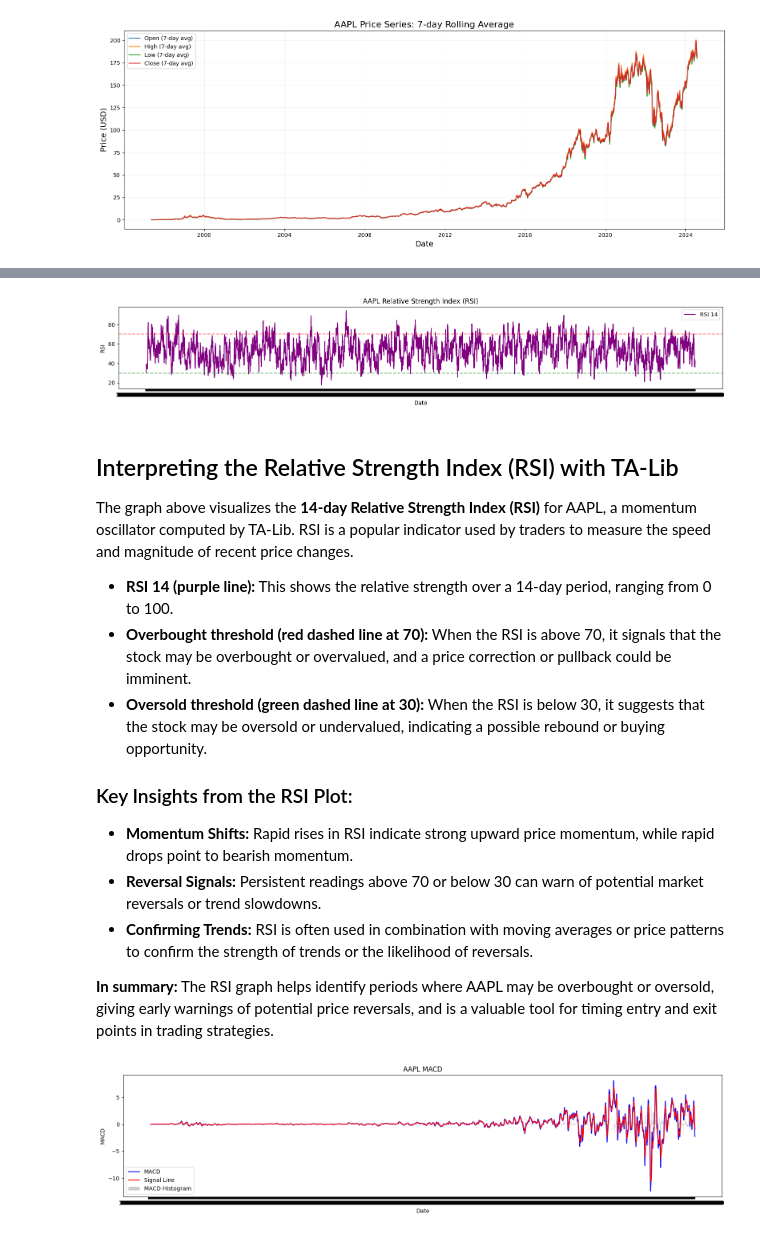
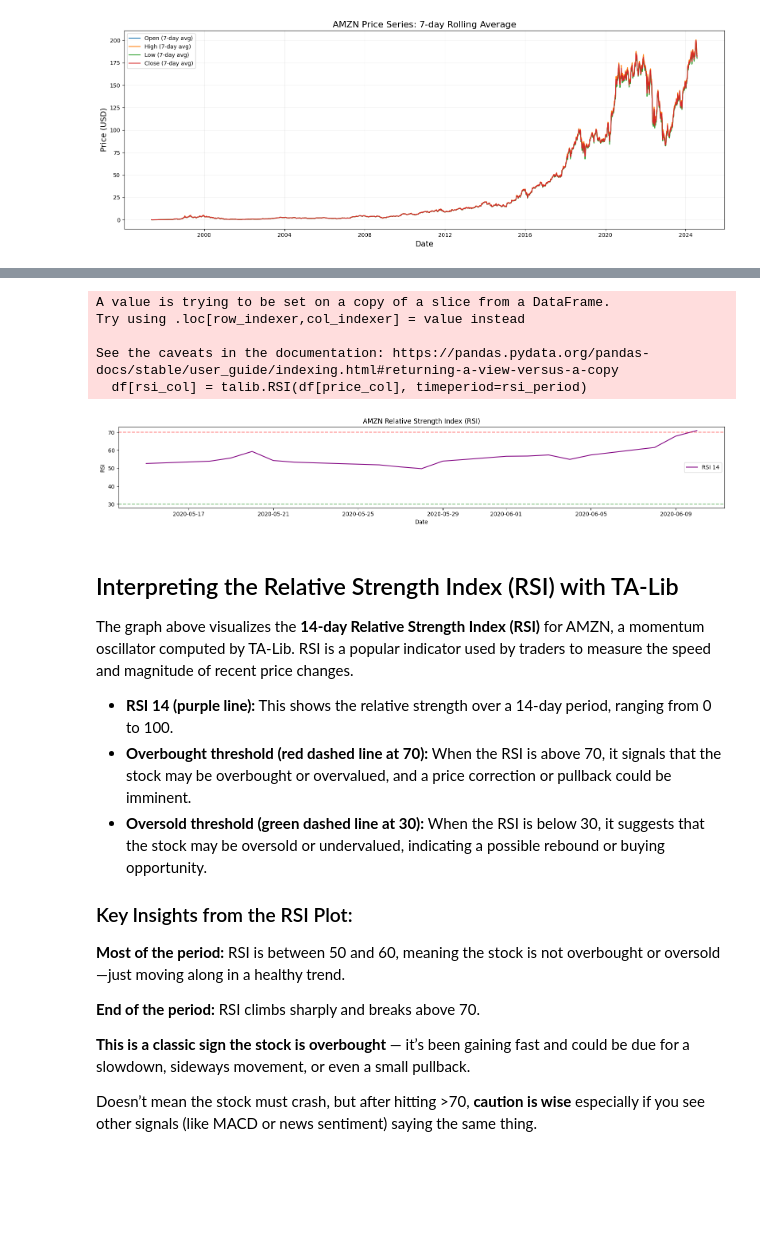
Before and after one commit to sumeyaaaa/analysis-of-financial-news-data, a Jupyter notebook: notebooks/task_2/AMZN_load_analysis copy.ipynb, the cells around one changed output, grey strips where cells are left out. Drawn from its saved outputs; the diff is of its cells as text; code cells hidden in the pictures; blank space fills up the shorter version.

```diff
--- a/notebooks/task_2/AMZN_load_analysis copy.ipynb
+++ b/notebooks/task_2/AMZN_load_analysis copy.ipynb
@@ -147,41 +222,32 @@ The graph above overlays three key lines for AAPL stock:
-# %%
-plt.figure(figsize=(16, 3))
-plt.plot(df_amzn['Date'], df_amzn['RSI_14'], label='RSI 14', color='purple')
-plt.axhline(70, color='red', linestyle='--', alpha=0.5)
-plt.axhline(30, color='green', linestyle='--', alpha=0.5)
-plt.title('AAPL Relative Strength Index (RSI)')
-plt.xlabel('Date')
-plt.ylabel('RSI')
-plt.legend()
-plt.tight_layout()
-plt.show()
-# %% [output]
-[figure, removed]
+# %%
+from src.plot_rsi import plot_rsi
+
+# For Apple, using Close price:
+plot_rsi(df_amzn_news, price_col='Close', ticker_name='AMZN')
+# %% [output]
+A value is trying to be set on a copy of a slice from a DataFrame.
+Try using .loc[row_indexer,col_indexer] = value instead
+
+See the caveats in the documentation: https://pandas.pydata.org/pandas-docs/stable/user_guide/indexing.html#returning-a-view-versus-a-copy
+  df[rsi_col] = talib.RSI(df[price_col], timeperiod=rsi_period)
+[figure, added]
 # %% [markdown]
 ## Interpreting the Relative Strength Index (RSI) with TA-Lib
 
-The graph above visualizes the **14-day Relative Strength Index (RSI)** for AAPL, a momentum oscillator computed by TA-Lib. RSI is a popular indicator used by traders to measure the speed and magnitude of recent price changes.
+The graph above visualizes the **14-day Relative Strength Index (RSI)** for AMZN, a momentum oscillator computed by TA-Lib. RSI is a popular indicator used by traders to measure the speed and magnitude of recent price changes.
 
 - **RSI 14 (purple line):** This shows the relative strength over a 14-day period, ranging from 0 to 100.
 - **Overbought threshold (red dashed line at 70):** When the RSI is above 70, it signals that the stock may be overbought or overvalued, and a price correction or pullback could be imminent.
 - **Oversold threshold (green dashed line at 30):** When the RSI is below 30, it suggests that the stock may be oversold or undervalued, indicating a possible rebound or buying opportunity.
 
 ### Key Insights from the RSI Plot:
-- **Momentum Shifts:** Rapid rises in RSI indicate strong upward price momentum, while rapid drops point to bearish momentum.
-- **Reversal Signals:** Persistent readings above 70 or below 30 can warn of potential market reversals or trend slowdowns.
-- **Confirming Trends:** RSI is often used in combination with moving averages or price patterns to confirm the strength of trends or the likelihood of reversals.
 
-**In summary:** The RSI graph helps identify periods where AAPL may be overbought or oversold, giving early warnings of potential price reversals, and is a valuable tool for timing entry and exit points in trading strategies.
+**Most of the period:**
+RSI is between 50 and 60, meaning the stock is not overbought or oversold—just moving along in a healthy trend.
+
+**End of the period:**
+RSI climbs sharply and breaks above 70.
+
+**This is a classic sign the stock is overbought** — it’s been gaining fast and could be due for a slowdown, sideways movement, or even a small pullback.
+
+Doesn’t mean the stock must crash, but after hitting >70, **caution is wise** especially if you see other signals (like MACD or news sentiment) saying the same thing.
-# %%
-plt.figure(figsize=(16, 4))
-plt.plot(df_amzn['Date'], df_amzn['MACD'], label='MACD', color='blue')
-plt.plot(df_amzn['Date'], df_amzn['MACD_signal'], label='Signal Line', color='red')
-plt.bar(df_amzn['Date'], df_amzn['MACD_hist'], label='MACD Histogram', color='gray', alpha=0.4)
-plt.title('AAPL MACD')
-plt.xlabel('Date')
-plt.ylabel('MACD')
-plt.legend()
-plt.tight_layout()
-plt.show()
-# %% [output]
-[figure, removed]
```
Also changed, not shown: parts of 15 cells of this notebook, 10 other files.
